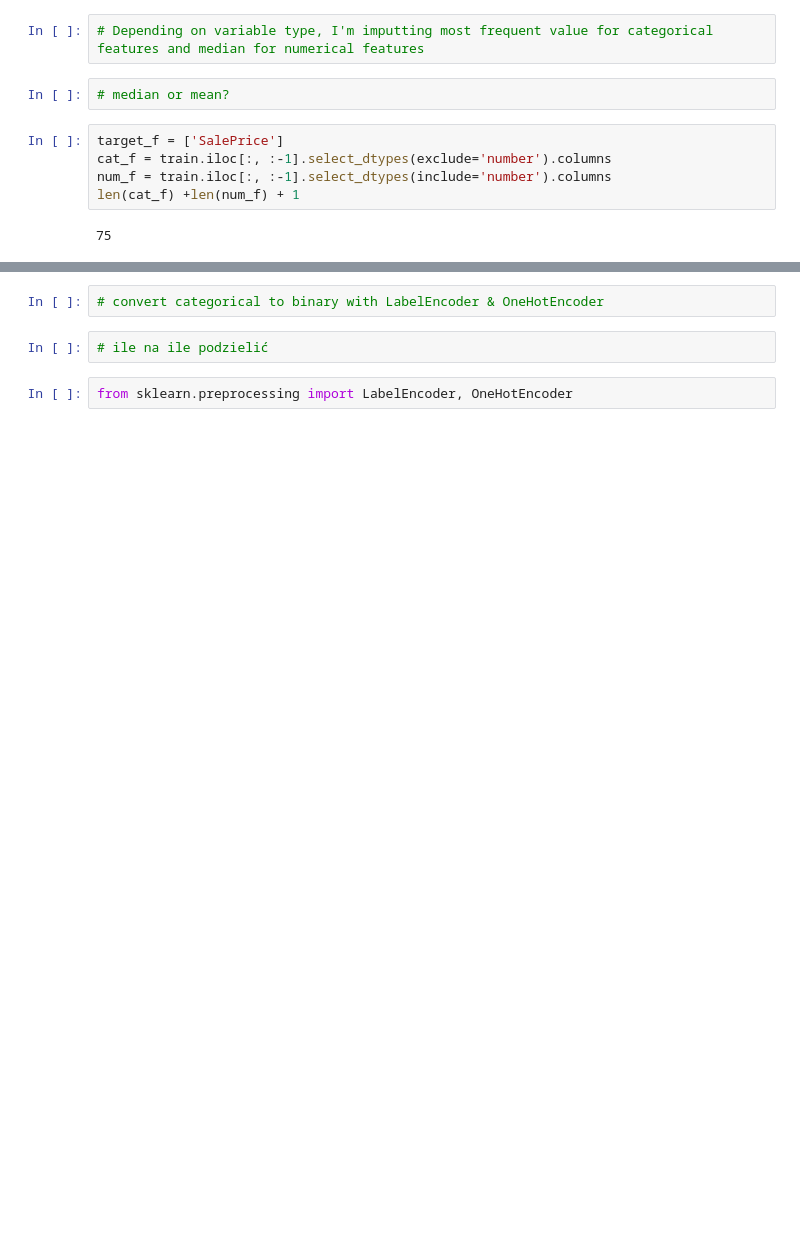
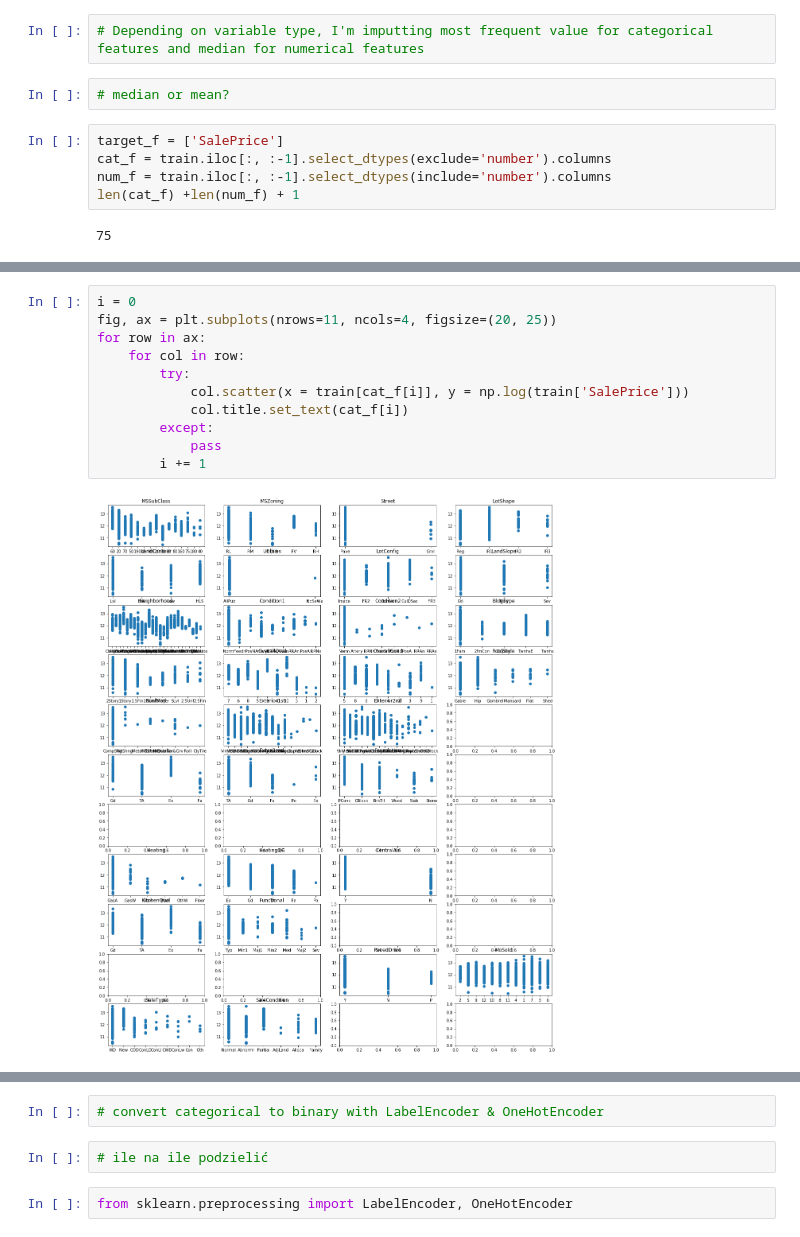
Before and after one commit to kwro/Kaggle_Home_Prices_Competition, a Jupyter notebook: home data.ipynb, the cells around one changed output, grey strips where cells are left out. Drawn from its saved outputs; the diff is of its cells as text; blank space fills up the shorter version.

```diff
--- a/home data.ipynb
+++ b/home data.ipynb
@@ -90,0 +199,13 @@ len(cat_f) +len(num_f) + 1
+# %%
+i = 0
+fig, ax = plt.subplots(nrows=11, ncols=4, figsize=(20, 25))
+for row in ax:
+    for col in row:
+        try:
+            col.scatter(x = train[cat_f[i]], y = np.log(train['SalePrice']))
+            col.title.set_text(cat_f[i])
+        except:
+            pass
+        i += 1
+# %% [output]
+[figure, added]
```
Also changed, not shown: parts of 50 cells of this notebook.
